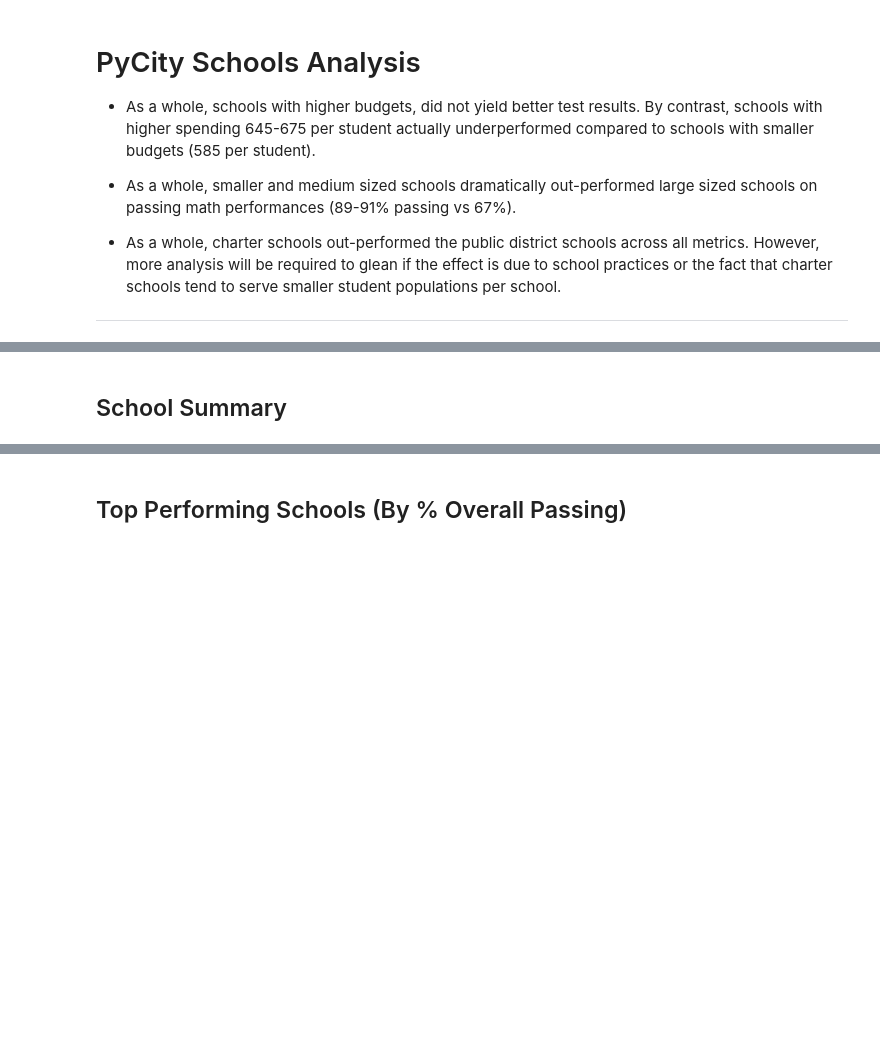
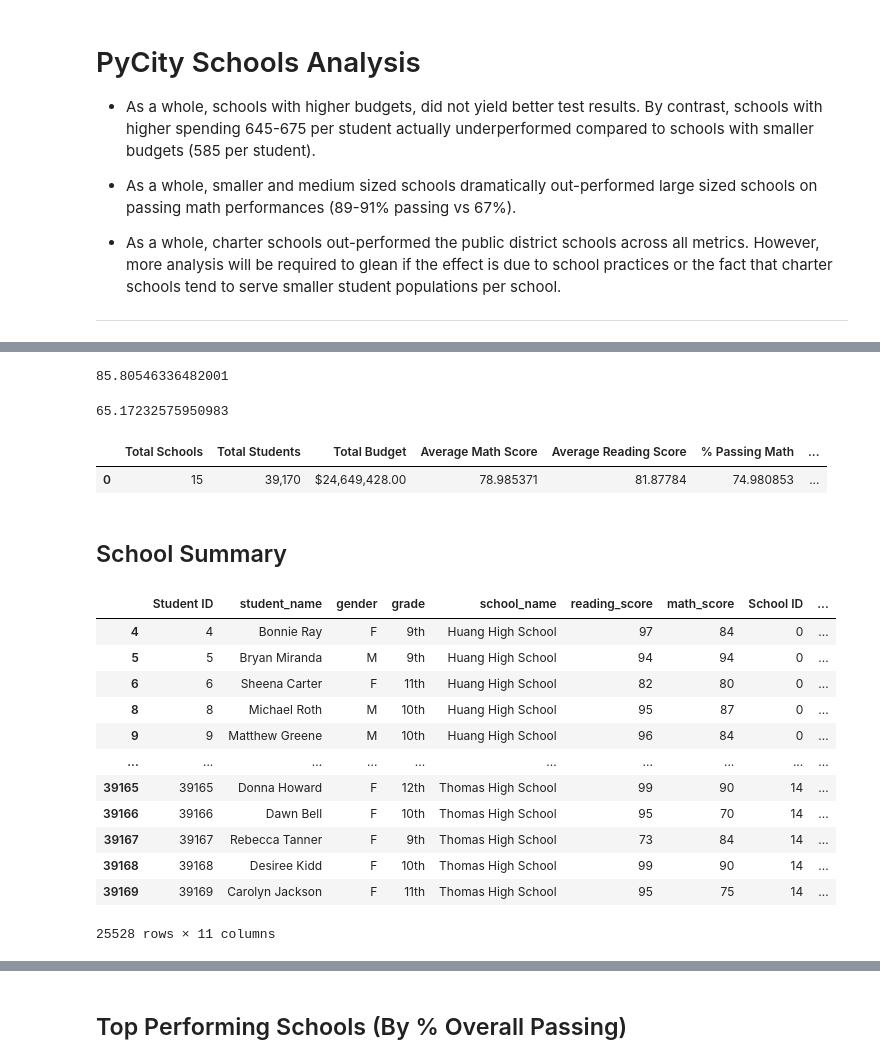
Before and after one commit to vertta/pandas-challenge, a Jupyter notebook: PyCitySchools/PyCitySchools_starter.ipynb, the cells around one changed output, grey strips where cells are left out. Saved outputs shown, nothing was run; the diff lists cells and outputs as text; code cells hidden in the pictures; blank space fills up the shorter version.

```diff
--- a/PyCitySchools/PyCitySchools_starter.ipynb
+++ b/PyCitySchools/PyCitySchools_starter.ipynb
@@ -10,6 +10,15 @@
 # %%
 # Dependencies and Setup
 import pandas as pd
+
 # File to Load (Remember to Change These)
 school_data_to_load = "Resources/schools_complete.csv"
 student_data_to_load = "Resources/students_complete.csv"
+
+# Read School and Student Data File and store into Pandas DataFrames
+school_data = pd.read_csv(school_data_to_load)
+student_data = pd.read_csv(student_data_to_load)
+
+# Combine the data into a single dataset.
+school_data_complete = pd.merge(student_data, school_data, how="left", on=["school_name", "school_name"])
+school_data_complete.head()
@@ -82,3 +52,50 @@ district_summary
+# %%
+# count of student names that have reading score above 70
+# count of math & read score > 70
+
+pass_reading_rate=len(school_data_complete.loc[(school_data_complete["reading_score"]>= 70)])/student_count * 100
+pass_reading_rate
+# %% [output]
+85.80546336482001
+# %%
+overall_passing_rate = len(school_data_complete.loc[(school_data_complete["math_score"]>= 70)\
+                                                     & (school_data_complete["reading_score"]>= 70 )])/student_count * 100
+overall_passing_rate
+# %% [output]
+65.17232575950983
+# %%
+# Minor Data Cleanup
+# make a data frame that is a district summary  into one dataFrame
+# maybe use mapping to format the total number of students and total budget
+
+
+# Formatting
+
+
+# Display the DataFrame
+district_summary = pd.DataFrame({
+    "Total Schools" : [school_count], # use school count to generate the panda indexes
+    "Total Students": student_count,
+    "Total Budget": total_budget,
+    "Average Math Score":average_math_score,
+    "Average Reading Score": average_reading_score,
+    "% Passing Math":pass_math_rate,
+    "% Passing Reading": pass_reading_rate,
+    "% Overall Passing": overall_passing_rate
+
+})
+district_summary["Total Students"] = district_summary["Total Students"].map("{:,}".format)
+district_summary["Total Budget"] = district_summary["Total Budget"].map("${:,.2f}".format)
+district_summary["Average Math Score"] = district_summary["Average Math Score"].map("{:,.6f}".format)
+district_summary["Average Reading Score"] = district_summary["Average Reading Score"].map("{:,.5f}".format)
+district_summary["% Passing Math"] = district_summary["% Passing Math"].map("{:,.6f}".format)
+district_summary["% Passing Reading"] = district_summary["% Passing Reading"].map("{:,.6f}".format)
+district_summary["% Overall Passing"] = district_summary["% Overall Passing"].map("{:,.6f}".format)
+
+district_summary
+# %% [output]
+|  | Total Schools | Total Students | Total Budget | Average Math Score | Average Reading Score | % Passing Math | ... |
+| 0 | 15 | 39,170 | $24,649,428.00 | 78.985371 | 81.87784 | 74.980853 | ... |
 # %% [markdown]
 ## School Summary
 # %%
@@ -95,4 +124,26 @@ district_summary
 # %%
 # Get the students who passed math and passed reading by creating separate filtered DataFrames.
+school_passing_math = school_data_complete.loc[(school_data_complete["math_score"]>= 70)]
+school_passing_math.head()
 
+school_passing_reading = school_data_complete.loc[(school_data_complete["reading_score"]>= 70)]
+school_passing_reading.head()
 # Get the the students who passed both reading and math in a separate DataFrame.
+
+school_passed_both = school_data_complete.loc[(school_data_complete["math_score"]>= 70)\
+                                                     & (school_data_complete["reading_score"]>= 70 )]
+school_passed_both
+# %% [output]
+|  | Student ID | student_name | gender | grade | school_name | reading_score | math_score | School ID | ... |
+| 4 | 4 | Bonnie Ray | F | 9th | Huang High School | 97 | 84 | 0 | ... |
+| 5 | 5 | Bryan Miranda | M | 9th | Huang High School | 94 | 94 | 0 | ... |
+| 6 | 6 | Sheena Carter | F | 11th | Huang High School | 82 | 80 | 0 | ... |
+| 8 | 8 | Michael Roth | M | 10th | Huang High School | 95 | 87 | 0 | ... |
+| 9 | 9 | Matthew Greene | M | 10th | Huang High School | 96 | 84 | 0 | ... |
+| ... | ... | ... | ... | ... | ... | ... | ... | ... | ... |
+| 39165 | 39165 | Donna Howard | F | 12th | Thomas High School | 99 | 90 | 14 | ... |
+| 39166 | 39166 | Dawn Bell | F | 10th | Thomas High School | 95 | 70 | 14 | ... |
+| 39167 | 39167 | Rebecca Tanner | F | 9th | Thomas High School | 73 | 84 | 14 | ... |
+| 39168 | 39168 | Desiree Kidd | F | 10th | Thomas High School | 99 | 90 | 14 | ... |
+| 39169 | 39169 | Carolyn Jackson | F | 11th | Thomas High School | 95 | 75 | 14 | ... |
+25528 rows × 11 columns
```
Also changed, not shown: parts of 40 cells of this notebook.
